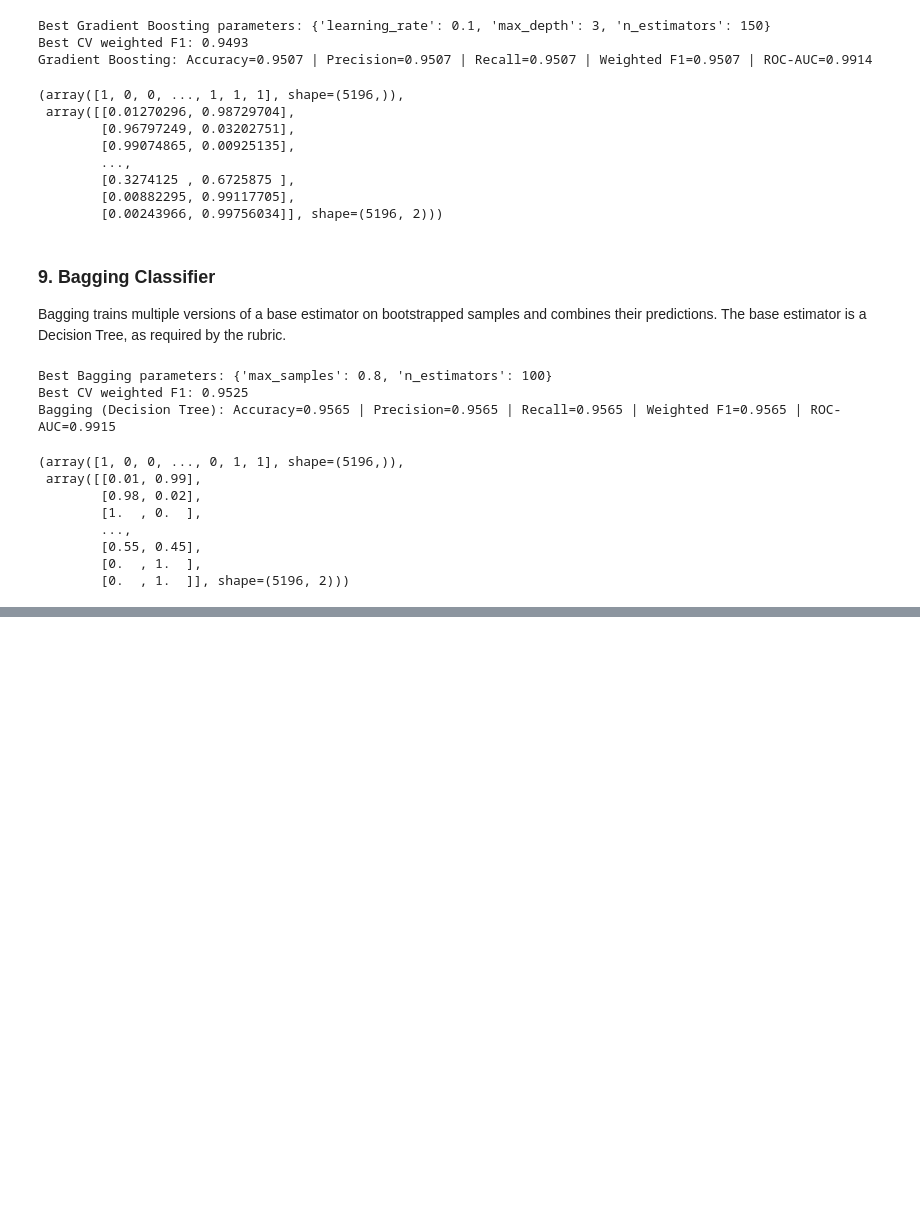
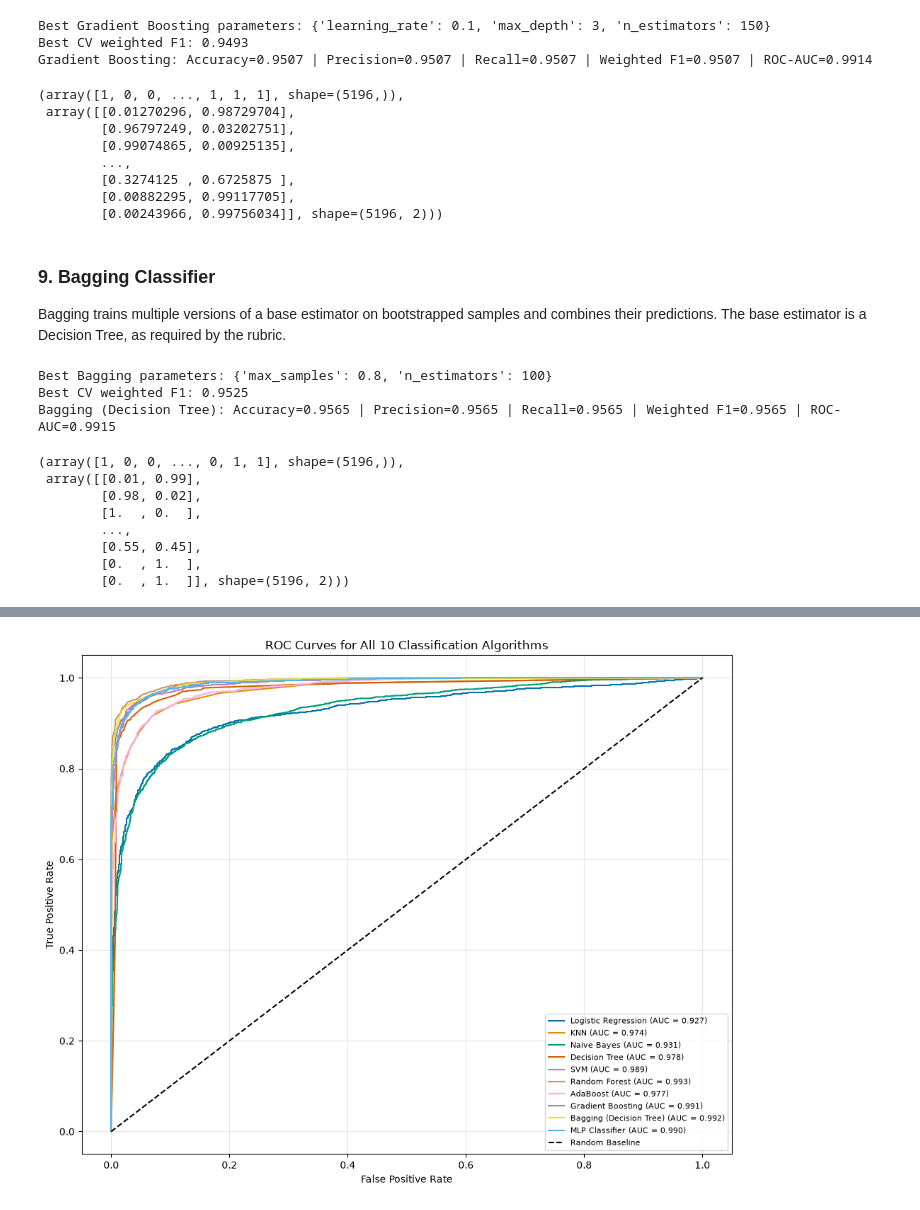
Before and after one commit to hemnath-28/ML-Evaulation-, a Jupyter notebook: notebooks/classification.ipynb, the cells around one changed output, grey strips where cells are left out. Saved outputs shown, nothing was run; the diff lists cells and outputs as text; code cells hidden in the pictures; blank space fills up the shorter version.

```diff
--- a/notebooks/classification.ipynb
+++ b/notebooks/classification.ipynb
@@ -586,0 +682,65 @@ Bagging (Decision Tree): Accuracy=0.9565 | Precision=0.9565 | Recall=0.9565 | We
+# %%
+# ROC Curves for All 10 Classification Algorithms
+
+from sklearn.metrics import roc_curve, roc_auc_score
+import matplotlib.pyplot as plt
+
+plt.figure(figsize=(10, 8))
+
+for name, (model, X_eval) in trained_models.items():
+
+    # Get predicted probabilities
+    y_proba = model.predict_proba(X_eval)
+
+    # Binary classification ROC curve
+    if len(model.classes_) == 2:
+        fpr, tpr, _ = roc_curve(y_test, y_proba[:, 1])
+        auc_score = roc_auc_score(y_test, y_proba[:, 1])
+
+        plt.plot(
+            fpr, tpr,
+            label=f"{name} (AUC = {auc_score:.3f})"
+        )
+
+    # Multiclass classification using One-vs-Rest
+    else:
+        from sklearn.preprocessing import label_binarize
+
+        y_test_binary = label_binarize(
+            y_test, classes=model.classes_
+        )
+
+        auc_score = roc_auc_score(
+            y_test_binary,
+            y_proba,
+            multi_class="ovr",
+            average="weighted"
+        )
+
+        # Plot the ROC curve for each class
+        for i, class_label in enumerate(model.classes_):
+            fpr, tpr, _ = roc_curve(
+                y_test_binary[:, i], y_proba[:, i]
+            )
+
+            plt.plot(
+                fpr, tpr,
+                label=f"{name} - Class {class_label}"
+            )
+
+# Random classifier baseline
+plt.plot(
+    [0, 1], [0, 1],
+    "k--",
+    label="Random Baseline"
+)
+
+plt.xlabel("False Positive Rate")
+plt.ylabel("True Positive Rate")
+plt.title("ROC Curves for All 10 Classification Algorithms")
+plt.legend(loc="lower right", fontsize=8)
+plt.grid(alpha=0.3)
+plt.tight_layout()
+plt.show()
+# %% [output]
+[figure, added]
```
Also changed, not shown: parts of 9 cells of this notebook.
